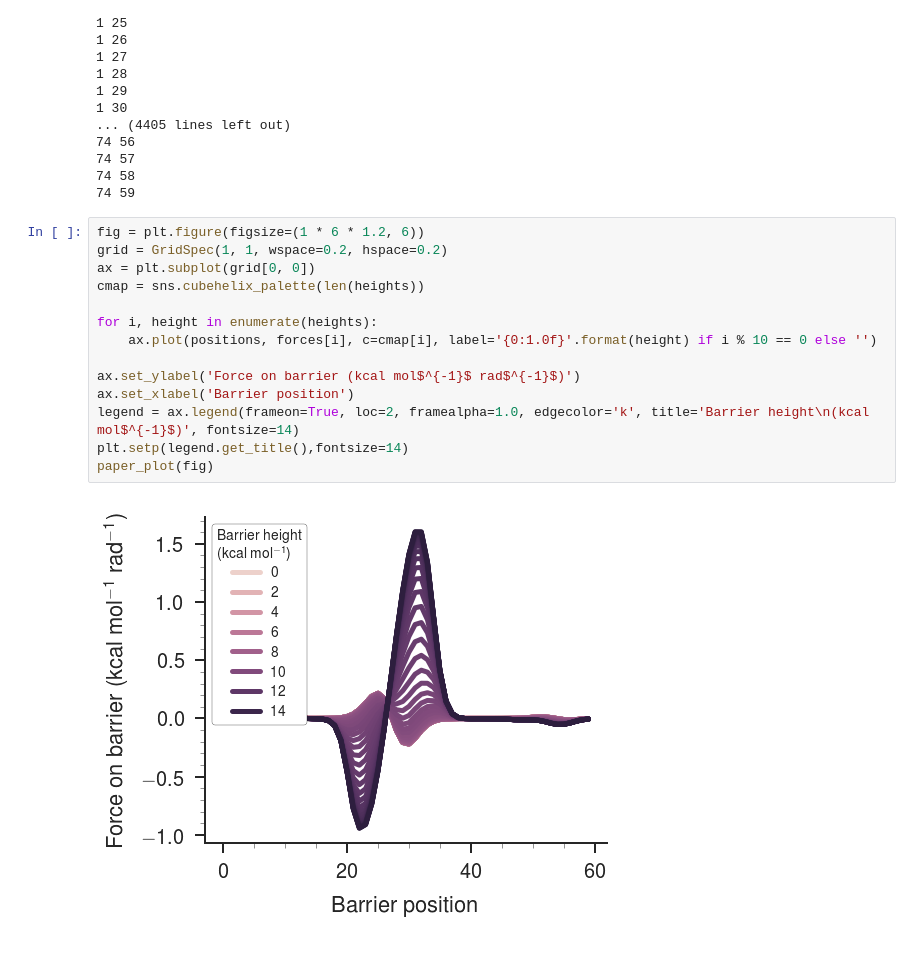
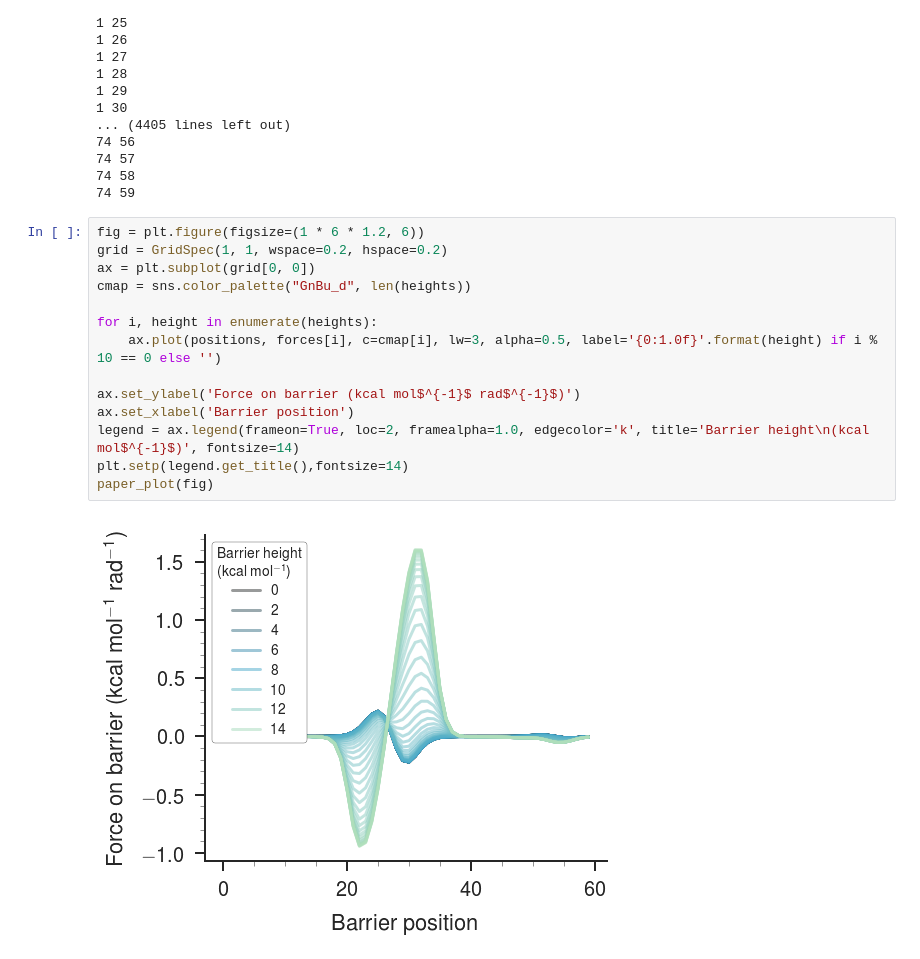
Before and after one commit to slochower/nonequilibrium-master, a Jupyter notebook: notebooks/force-on-barrier/force-on-barrier-quick-explanation.ipynb, the cells around one changed output. Drawn from its saved outputs; the diff is of its cells as text.

```diff
--- a/notebooks/force-on-barrier/force-on-barrier-quick-explanation.ipynb
+++ b/notebooks/force-on-barrier/force-on-barrier-quick-explanation.ipynb
@@ -782,16 +782,16 @@ for i, height in enumerate(heights):
 # %%
 fig = plt.figure(figsize=(1 * 6 * 1.2, 6))
 grid = GridSpec(1, 1, wspace=0.2, hspace=0.2)
 ax = plt.subplot(grid[0, 0])
-cmap = sns.cubehelix_palette(len(heights))
+cmap = sns.color_palette("GnBu_d", len(heights))
 
 for i, height in enumerate(heights):
-    ax.plot(positions, forces[i], c=cmap[i], label='{0:1.0f}'.format(height) if i % 10 == 0 else '')
+    ax.plot(positions, forces[i], c=cmap[i], lw=3, alpha=0.5, label='{0:1.0f}'.format(height) if i % 10 == 0 else '')
 
 ax.set_ylabel('Force on barrier (kcal mol$^{-1}$ rad$^{-1}$)')
 ax.set_xlabel('Barrier position')
 legend = ax.legend(frameon=True, loc=2, framealpha=1.0, edgecolor='k', title='Barrier height\n(kcal mol$^{-1}$)', fontsize=14)
 plt.setp(legend.get_title(),fontsize=14)
 paper_plot(fig)
 # %% [output]
-[figure, old version]
+[figure, new version]
```
Also changed, not shown: 6 other files.
